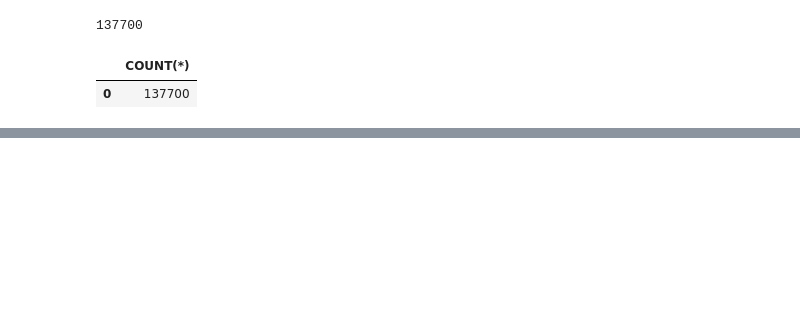
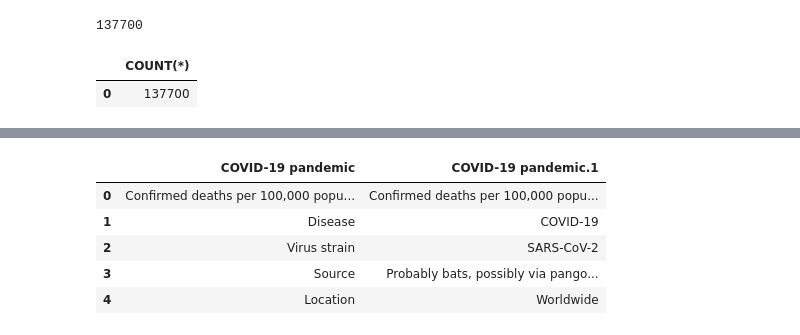
Before and after one commit to rutijanasandra-svg/ores5160-2025, a Jupyter notebook: Final_project.ipynb, the cells around one changed output, grey strips where cells are left out. Cells and saved outputs as stored; diff of their text form; code cells hidden in the pictures; blank space fills up the shorter version.

```diff
--- a/Final_project.ipynb
+++ b/Final_project.ipynb
@@ -158,0 +252,11 @@ pd.read_sql("SELECT COUNT(*) FROM covid_data", conn)
+# %%
+covid_scrape_df.columns = covid_scrape_df.columns.get_level_values(0)
+
+covid_scrape_df.head()
+# %% [output]
+|  | COVID-19 pandemic | COVID-19 pandemic.1 |
+| 0 | Confirmed deaths per 100,000 popu... | Confirmed deaths per 100,000 popu... |
+| 1 | Disease | COVID-19 |
+| 2 | Virus strain | SARS-CoV-2 |
+| 3 | Source | Probably bats, possibly via pango... |
+| 4 | Location | Worldwide |
```
Also changed, not shown: parts of 14 cells of this notebook.
